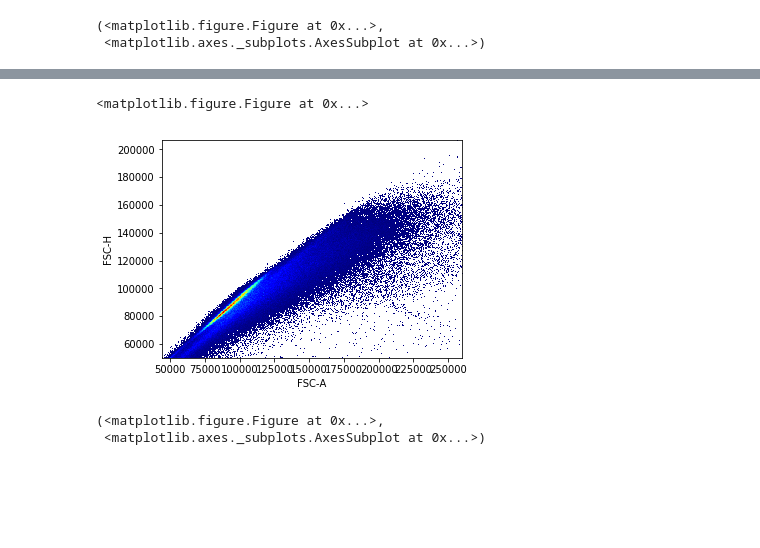
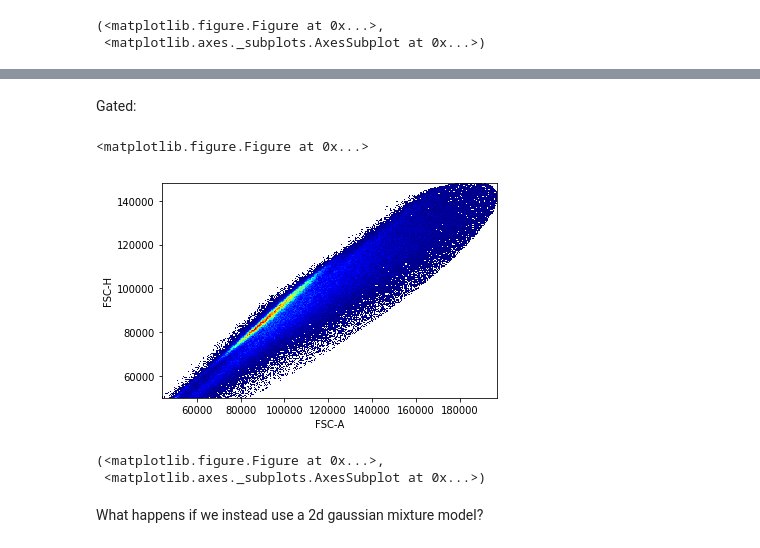
Before and after one commit to LudvigEk/aligater, a Jupyter notebook: pyAliGater_testing.ipynb, the cells around one changed output, grey strips where cells are left out. Cells and saved outputs as stored; diff of their text form; code cells hidden in the pictures; blank space fills up the shorter version.

Commit message:
Started working on gaussian mixture modeling

```diff
--- a/pyAliGater_testing.ipynb
+++ b/pyAliGater_testing.ipynb
@@ -58,0 +76,8 @@ Let's restart...
+# %%
+PC1, PC2 = ag.getPCSemiAxis(density, eigen1, eigen2, 3, 3)
+# %%
+axis1=ag.getVectorLength(density, PC1)
+axis2=ag.getVectorLength(density, PC2)
+angle=ag.calculateAngle(density, PC1)
+# %%
+singletsDensity = ag.gateEllipsoid(fcsDF, "FSC-A", "FSC-H",xCenter=density[0],yCenter=density[1],majorRadii=axis1, minorRadii=axis2,theta=angle,vI=no_clutter)
@@ -58,0 +86,4 @@ Let's restart...
+# %%
+fig, ax = ag.plotHeatmap(fcsDF,"FSC-A", "FSC-H", vI=no_clutter)
+ag.addLine(fig, ax, density, PC1)
+ag.addLine(fig, ax, density, PC2)
@@ -59,7 +94,11 @@ Let's restart...
+# %% [markdown]
+Gated:
 # %%
-ag.plotHeatmap(fcsDF, "FSC-A", "FSC-H", no_clutter)
+ag.plotHeatmap(fcsDF, "FSC-A", "FSC-H", singletsDensity)
 # %% [output]
 <matplotlib.figure.Figure at 0x...>
-[figure, old version]
+[figure, new version]
 (<matplotlib.figure.Figure at 0x...>,
  <matplotlib.axes._subplots.AxesSubplot at 0x...>)
+# %% [markdown]
+What happens if we instead use a 2d gaussian mixture model?
```
Also changed, not shown: parts of 24 cells of this notebook, 4 other files.
